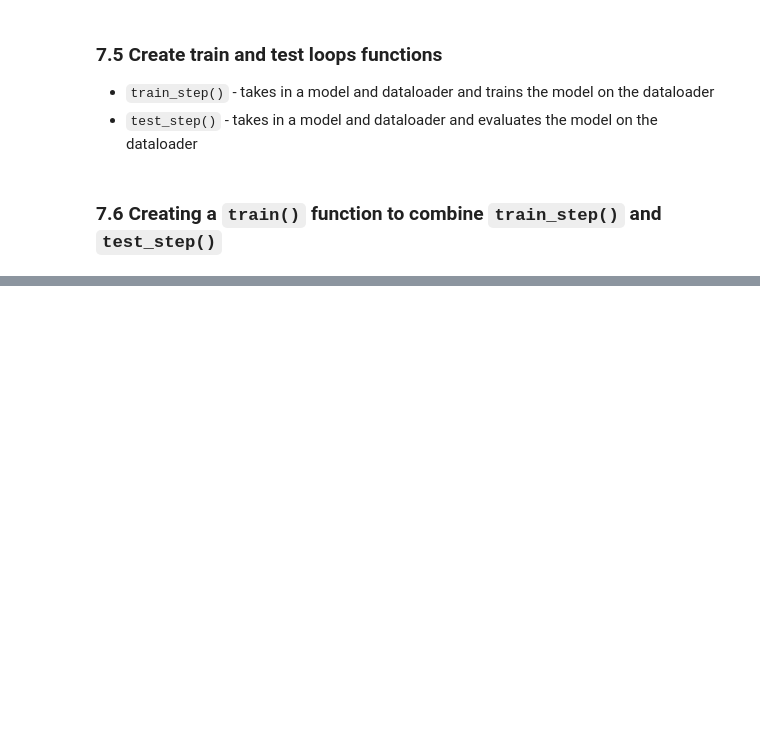
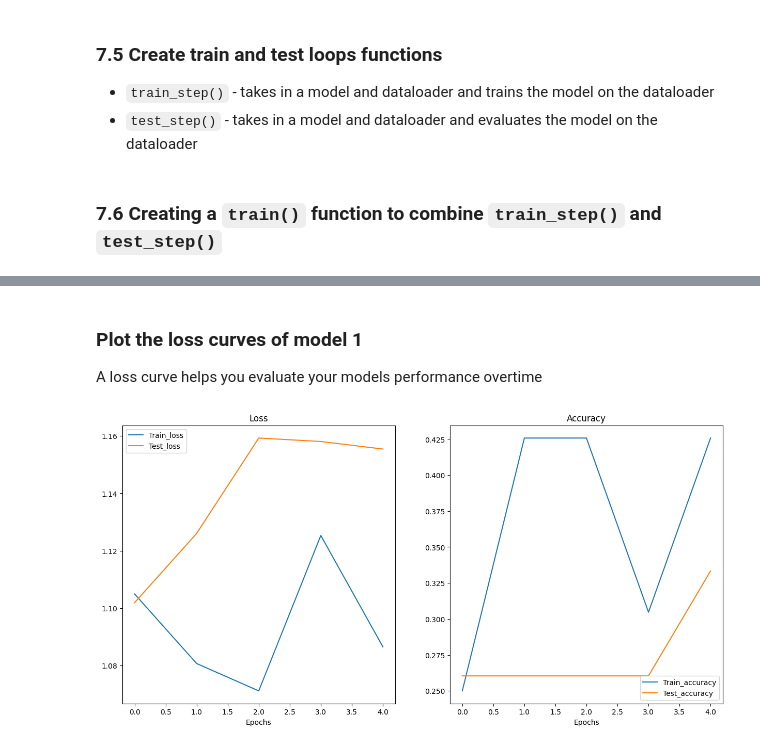
Before and after one commit to Musawer-Afzal/PyTorch-for-DL---Complete-Course, a Jupyter notebook: 04_pytorch_custom_datasets.ipynb, the cells around one changed output, grey strips where cells are left out. Cells and saved outputs as stored; diff of their text form; code cells hidden in the pictures; blank space fills up the shorter version.

Commit message:
Custom datasets complete

```diff
--- a/04_pytorch_custom_datasets.ipynb
+++ b/04_pytorch_custom_datasets.ipynb
@@ -945,0 +1077,6 @@ def train(model: torch.nn.Module,
+# %%
+# Turn image folder into Datasets
+train_data_augmented = datasets.ImageFolder(root = train_dir,
+                                            transform = train_transform_trivial)
+test_data_simple = datasets.ImageFolder(root = test_dir,
+                                        transform = test_transform_simple)
@@ -945,0 +1102,7 @@ def train(model: torch.nn.Module,
+# %%
+# Create model_1 and send it to the target device
+torch.manual_seed(42)
+model_1 = TinyVGG(input_shape = 3,
+                  hidden_units = 10,
+                  output_shape = len(train_data_augmented.classes)).to(device)
+model_1
@@ -945,0 +1132,28 @@ def train(model: torch.nn.Module,
+# %%
+# Set random seed
+torch.manual_seed(42)
+torch.cuda.manual_seed(42)
+
+# Set the number of epochs
+NUM_EPOCHS = 5
+
+# Setup loss function
+loss_fn = nn.CrossEntropyLoss()
+optimizer = torch.optim.Adam(params = model_1.parameters(),
+                             lr = 0.001)
+
+# Start thet timer
+start_time = timer()
+
+# Train model 1
+model_1_results = train(model = model_1,
+                        train_dataloader = train_dataloader_augmented,
+                        test_dataloader = test_dataloader_simple,
+                        optimizer = optimizer,
+                        loss_fn = loss_fn,
+                        epochs = NUM_EPOCHS,
+                        device = device)
+
+# End the timer and print how long it took
+end_time = timer()
+print(f"Total Training time: {end_time - start_time:.3f} seconds")
@@ -945,0 +1167,8 @@ def train(model: torch.nn.Module,
+# %% [markdown]
+### Plot the loss curves of model 1
+
+A loss curve helps you evaluate your models performance overtime
+# %%
+plot_loss_curves(model_1_results)
+# %% [output]
+[figure, added]
```
Also changed, not shown: parts of 52 cells of this notebook.
